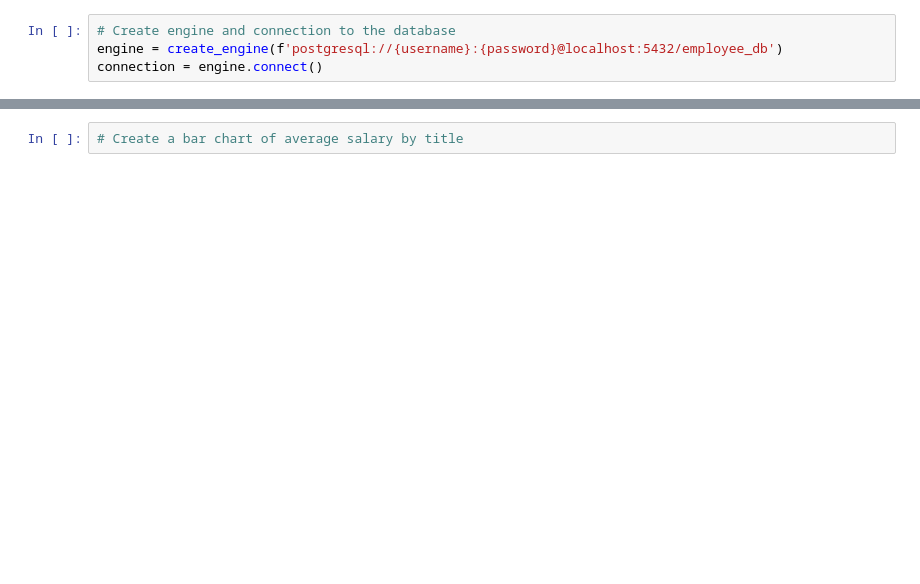
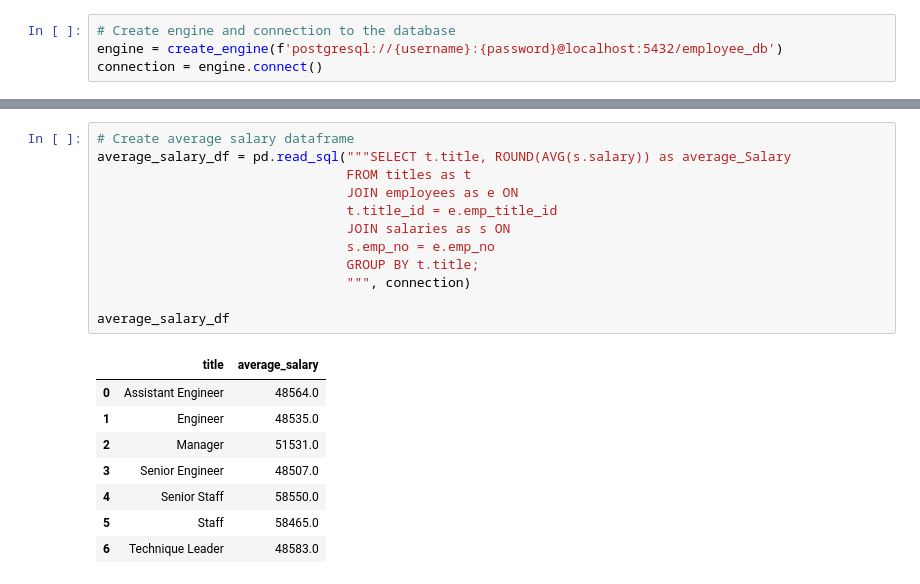
Before and after one commit to JeremyTallant/sql-challenge, a Jupyter notebook: EmployeeSQL/bonus_analysis.ipynb, the cells around one changed output, grey strips where cells are left out. Drawn from its saved outputs; the diff is of its cells as text; blank space fills up the shorter version.

```diff
--- a/EmployeeSQL/bonus_analysis.ipynb
+++ b/EmployeeSQL/bonus_analysis.ipynb
@@ -37,2 +39,21 @@ plt.grid()
 # %%
-# Create a bar chart of average salary by title
+# Create average salary dataframe
+average_salary_df = pd.read_sql("""SELECT t.title, ROUND(AVG(s.salary)) as average_Salary
+                                FROM titles as t
+                                JOIN employees as e ON
+                                t.title_id = e.emp_title_id
+                                JOIN salaries as s ON
+                                s.emp_no = e.emp_no
+                                GROUP BY t.title;
+                                """, connection)
+
+average_salary_df
+# %% [output]
+|  | title | average_salary |
+| 0 | Assistant Engineer | 48564.0 |
+| 1 | Engineer | 48535.0 |
+| 2 | Manager | 51531.0 |
+| 3 | Senior Engineer | 48507.0 |
+| 4 | Senior Staff | 58550.0 |
+| 5 | Staff | 58465.0 |
+| 6 | Technique Leader | 48583.0 |
```
Also changed, not shown: parts of 4 cells of this notebook, 2 other files.
